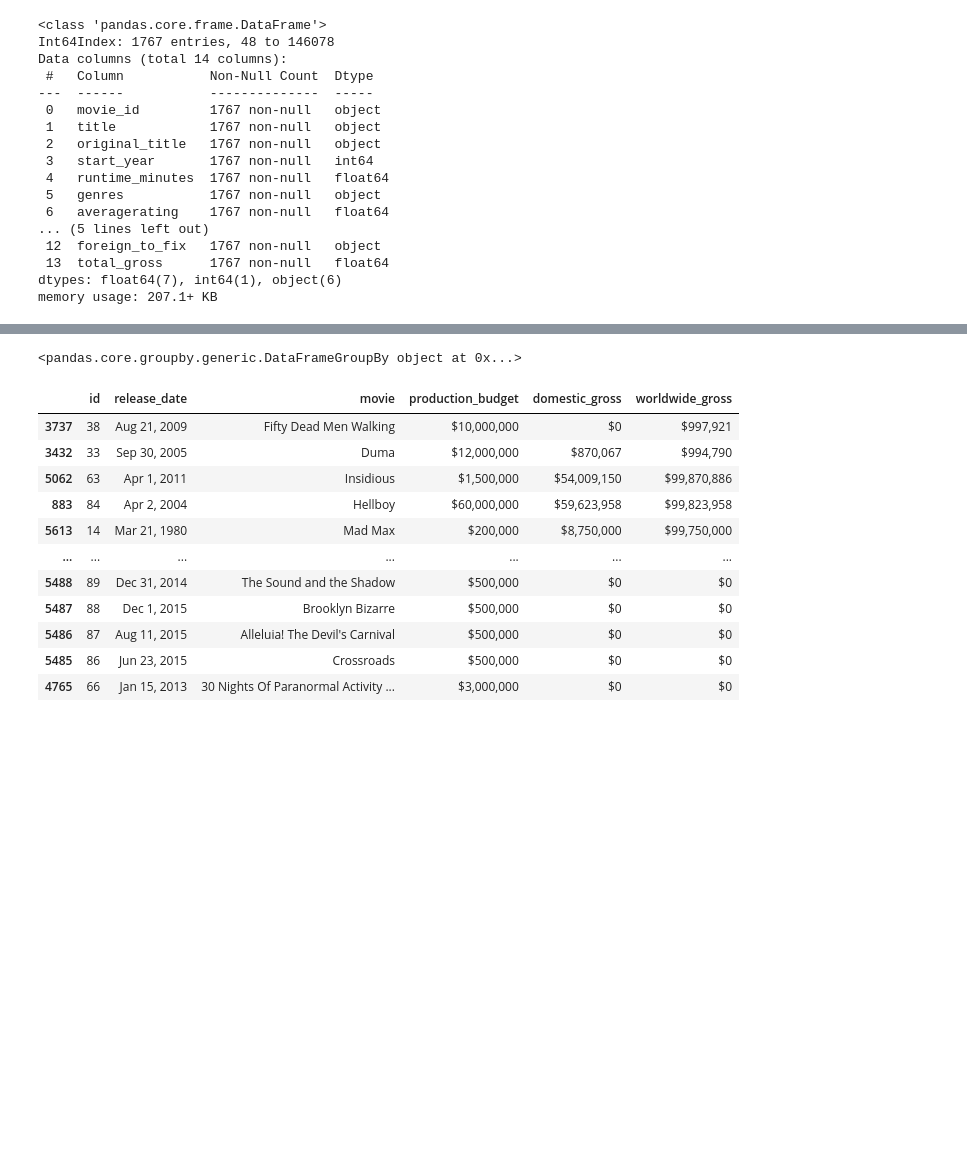
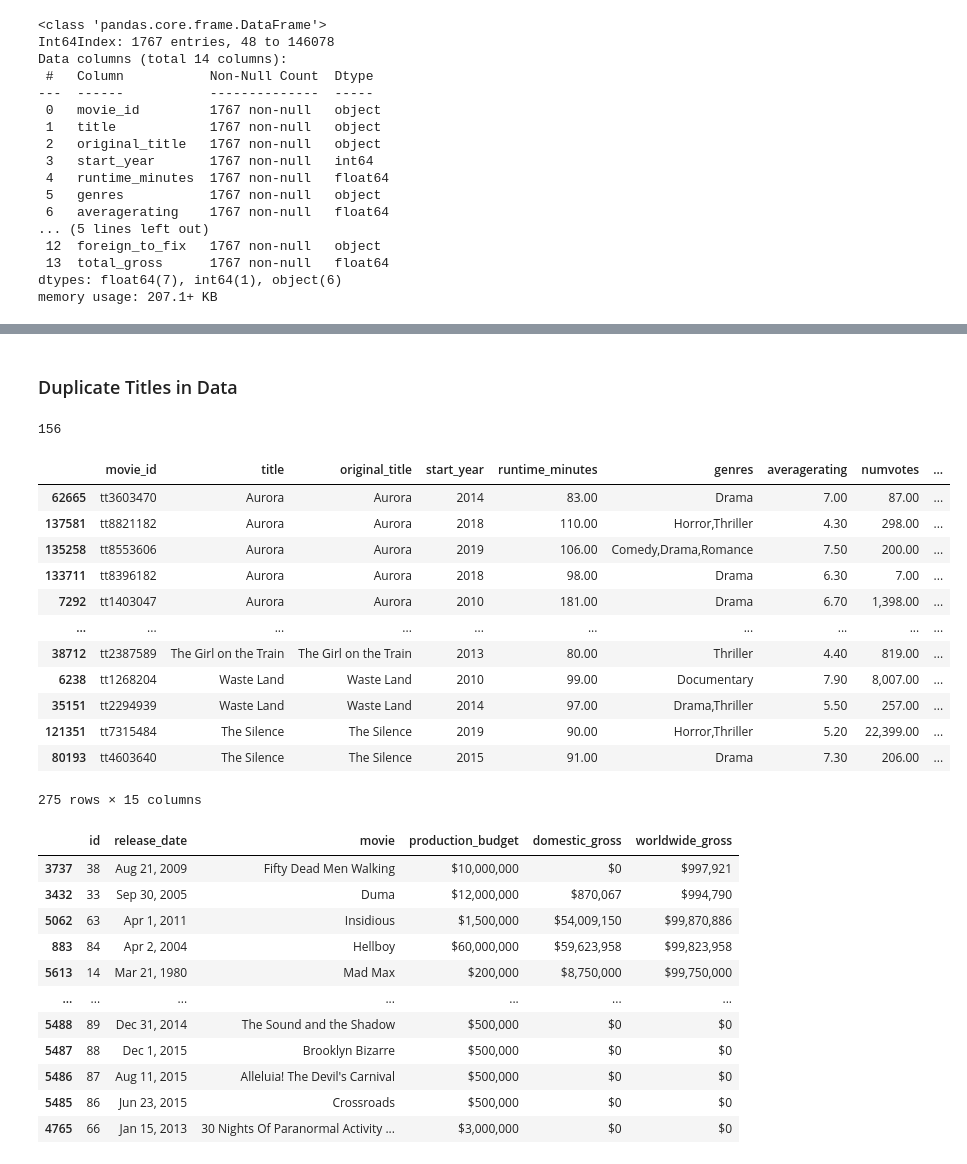
Before and after one commit to GusVilla303/dsc-phase-1-project, a Jupyter notebook: microsoft-movie-analysis.ipynb, the cells around one changed output, grey strips where cells are left out. Saved outputs shown, nothing was run; the diff lists cells and outputs as text; code cells hidden in the pictures; blank space fills up the shorter version.

```diff
--- a/microsoft-movie-analysis.ipynb
+++ b/microsoft-movie-analysis.ipynb
@@ -415,11 +434,30 @@ df_without_nan.head(10)
 | 135258 | tt8553606 | Aurora | Aurora | 2019 | 106.00 | Comedy,Drama,Romance | 7.50 | 200.00 | ... |
 | 133711 | tt8396182 | Aurora | Aurora | 2018 | 98.00 | Drama | 6.30 | 7.00 | ... |
 | 7292 | tt1403047 | Aurora | Aurora | 2010 | 181.00 | Drama | 6.70 | 1,398.00 | ... |
-# %%
-grouped_df = df_without_nan.groupby('title')  # Need an Aggregation Function  # Look for .duplicates
-grouped_df
-# %% [output]
-<pandas.core.groupby.generic.DataFrameGroupBy object at 0x...>
+# %% [markdown]
+### Duplicate Titles in Data
+# %%
+df_without_nan.original_title.duplicated().sum()
+# %% [output]
+156
+# %%
+# Set keep=False to view all duplicate rows to determine which record to keep
+
+df_without_nan.loc[df_without_nan.original_title.duplicated(keep=False), :]
+# %% [output]
+|  | movie_id | title | original_title | start_year | runtime_minutes | genres | averagerating | numvotes | ... |
+| 62665 | tt3603470 | Aurora | Aurora | 2014 | 83.00 | Drama | 7.00 | 87.00 | ... |
+| 137581 | tt8821182 | Aurora | Aurora | 2018 | 110.00 | Horror,Thriller | 4.30 | 298.00 | ... |
+| 135258 | tt8553606 | Aurora | Aurora | 2019 | 106.00 | Comedy,Drama,Romance | 7.50 | 200.00 | ... |
+| 133711 | tt8396182 | Aurora | Aurora | 2018 | 98.00 | Drama | 6.30 | 7.00 | ... |
+| 7292 | tt1403047 | Aurora | Aurora | 2010 | 181.00 | Drama | 6.70 | 1,398.00 | ... |
+| ... | ... | ... | ... | ... | ... | ... | ... | ... | ... |
+| 38712 | tt2387589 | The Girl on the Train | The Girl on the Train | 2013 | 80.00 | Thriller | 4.40 | 819.00 | ... |
+| 6238 | tt1268204 | Waste Land | Waste Land | 2010 | 99.00 | Documentary | 7.90 | 8,007.00 | ... |
+| 35151 | tt2294939 | Waste Land | Waste Land | 2014 | 97.00 | Drama,Thriller | 5.50 | 257.00 | ... |
+| 121351 | tt7315484 | The Silence | The Silence | 2019 | 90.00 | Horror,Thriller | 5.20 | 22,399.00 | ... |
+| 80193 | tt4603640 | The Silence | The Silence | 2015 | 91.00 | Drama | 7.30 | 206.00 | ... |
+275 rows × 15 columns
 # %%
 movie_budgets_df = pd.read_csv('data/tn.movie_budgets.csv.gz')
 # %%
```
Also changed, not shown: parts of 6 cells of this notebook.
